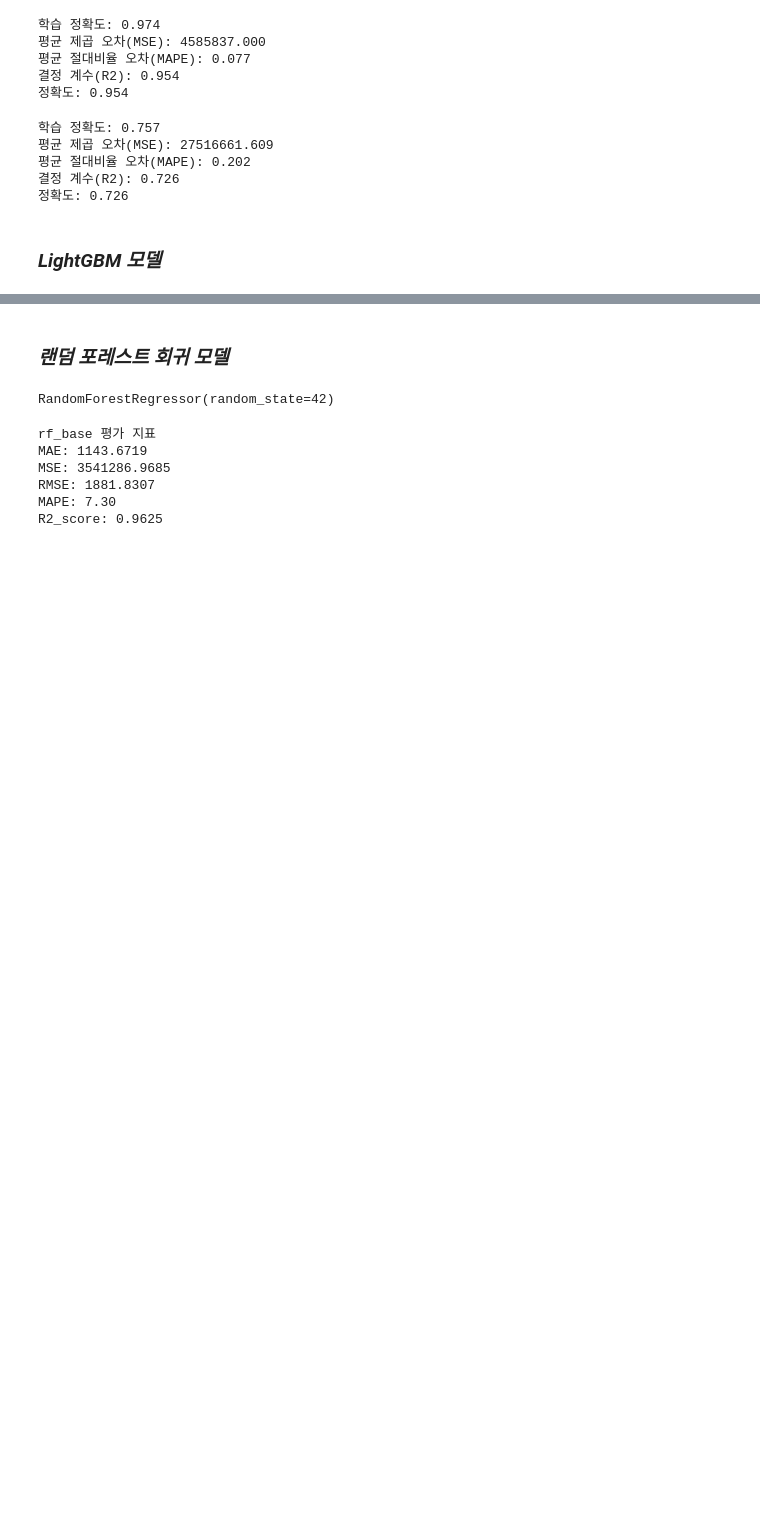
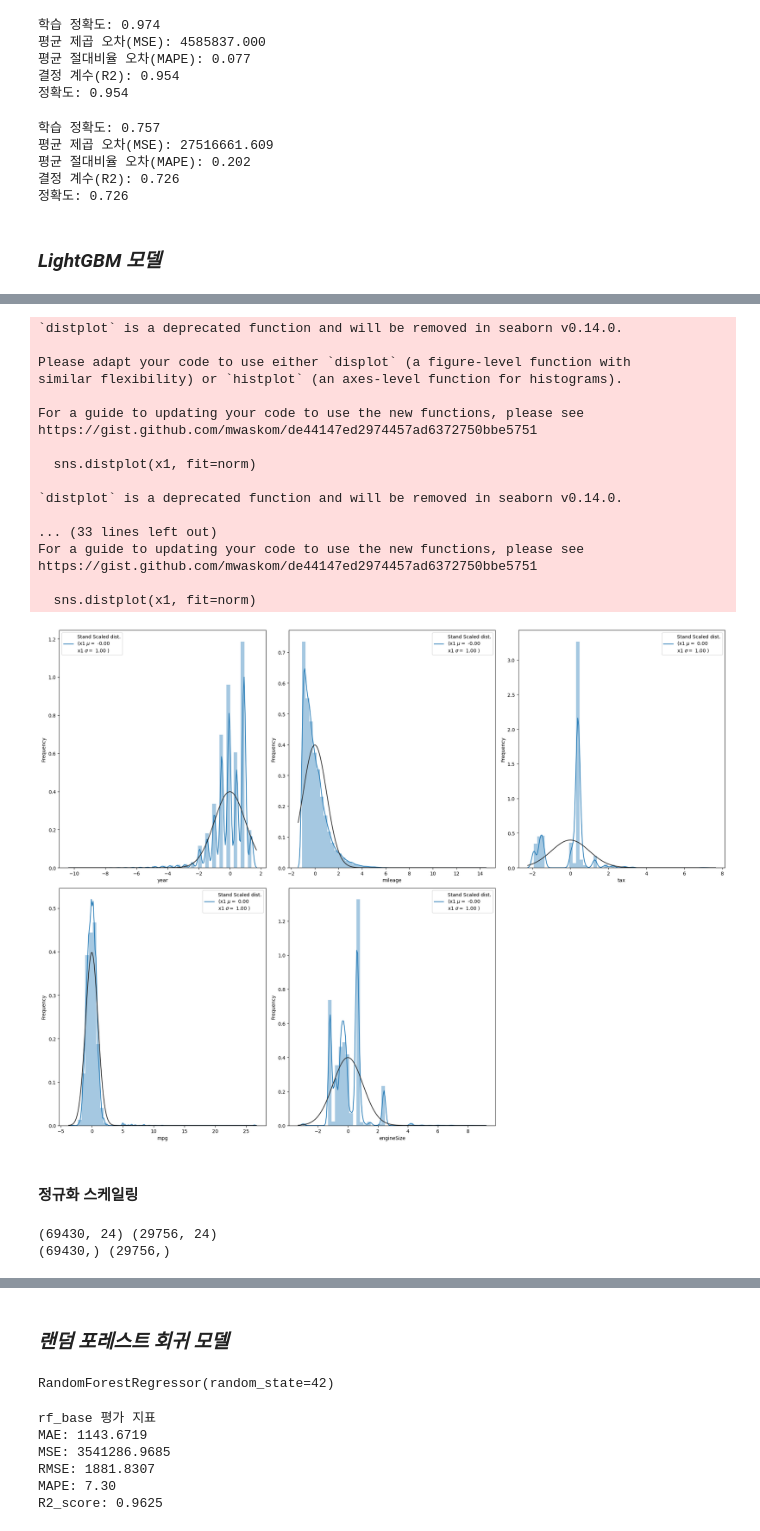
Before and after one commit to parkgunha/Chagawa_project, a Jupyter notebook: 건하_통합코드.ipynb, the cells around one changed output, grey strips where cells are left out. Saved outputs shown, nothing was run; the diff lists cells and outputs as text; code cells hidden in the pictures; blank space fills up the shorter version.

```diff
--- a/건하_통합코드.ipynb
+++ b/건하_통합코드.ipynb
@@ -765,0 +1364,11 @@ print(f"정확도: {accuarcy:.3f}")
+# %%
+from sklearn.preprocessing import StandardScaler
+
+scaler = StandardScaler()
+
+num_columns = ['year', 'mileage', 'tax', 'mpg', 'engineSize']
+
+scaler.fit(xtr_stand[num_columns])
+xtr_stand[num_columns] = scaler.transform(xtr_stand[num_columns])
+
+xt_stand[num_columns] = scaler.transform(xt_stand[num_columns])
@@ -765,0 +1393,63 @@ print(f"정확도: {accuarcy:.3f}")
+# %%
+stand_num_df = xtr_stand.loc[:, ['year', 'mileage', 'tax', 'mpg', 'engineSize']]
+# %%
+from scipy import stats
+from scipy.stats import norm, skew
+
+figure = plt.figure(figsize=(20,15))
+rows, cols = 2, 3
+
+for i in range(1, 6):
+    ax = figure.add_subplot(rows, cols, i)
+
+    if i <= len(stand_num_df):
+        stand_column = stand_num_df.columns[i-1]
+        x1 = stand_num_df[stand_column]
+
+        sns.distplot(x1, fit=norm)
+        (x1_mu, x1_sigma) = norm.fit(x1)
+
+        ax.legend([f'Stand Scaled dist.\n(x1 $\mu=$ {x1_mu:.2f}\nx1 $\sigma=$ {x1_sigma:.2f} )'], loc='best')
+
+        plt.xlabel(f'{stand_column}')
+        plt.ylabel('Frequency')
+
+    else:
+        ax.axis('off')
+
+plt.tight_layout()
+plt.show()
+# %% [output]
+`distplot` is a deprecated function and will be removed in seaborn v0.14.0.
+
+Please adapt your code to use either `displot` (a figure-level function with
+similar flexibility) or `histplot` (an axes-level function for histograms).
+
+For a guide to updating your code to use the new functions, please see
+https://gist.github.com/mwaskom/de44147ed2974457ad6372750bbe5751
+
+  sns.distplot(x1, fit=norm)
+
+`distplot` is a deprecated function and will be removed in seaborn v0.14.0.
+
+... (33 lines left out)
+For a guide to updating your code to use the new functions, please see
+https://gist.github.com/mwaskom/de44147ed2974457ad6372750bbe5751
+
+  sns.distplot(x1, fit=norm)
+[figure, added]
+# %% [markdown]
+#### 정규화 스케일링
+# %%
+# 데이터셋 준비
+minmax_df = encoding_df.copy(deep=True)
+
+X_minmax = minmax_df.drop(columns='price')
+y_minmax = minmax_df['price']
+
+xtr_minmax, xt_minmax, ytr_minmax, yt_minmax = train_test_split(X_minmax, y_minmax, test_size=0.3, random_state=42)
+print(xtr_minmax.shape, xt_minmax.shape)
+print(ytr_minmax.shape, yt_minmax.shape)
+# %% [output]
+(69430, 24) (29756, 24)
+(69430,) (29756,)
```
Also changed, not shown: parts of 71 cells of this notebook.
